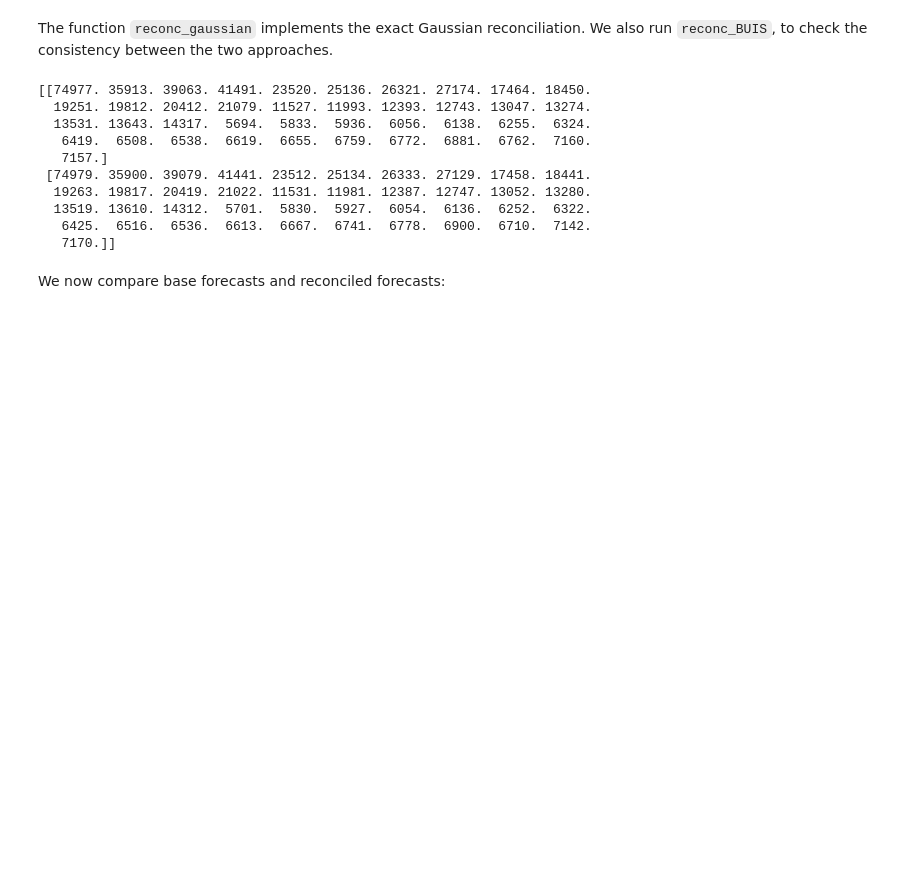
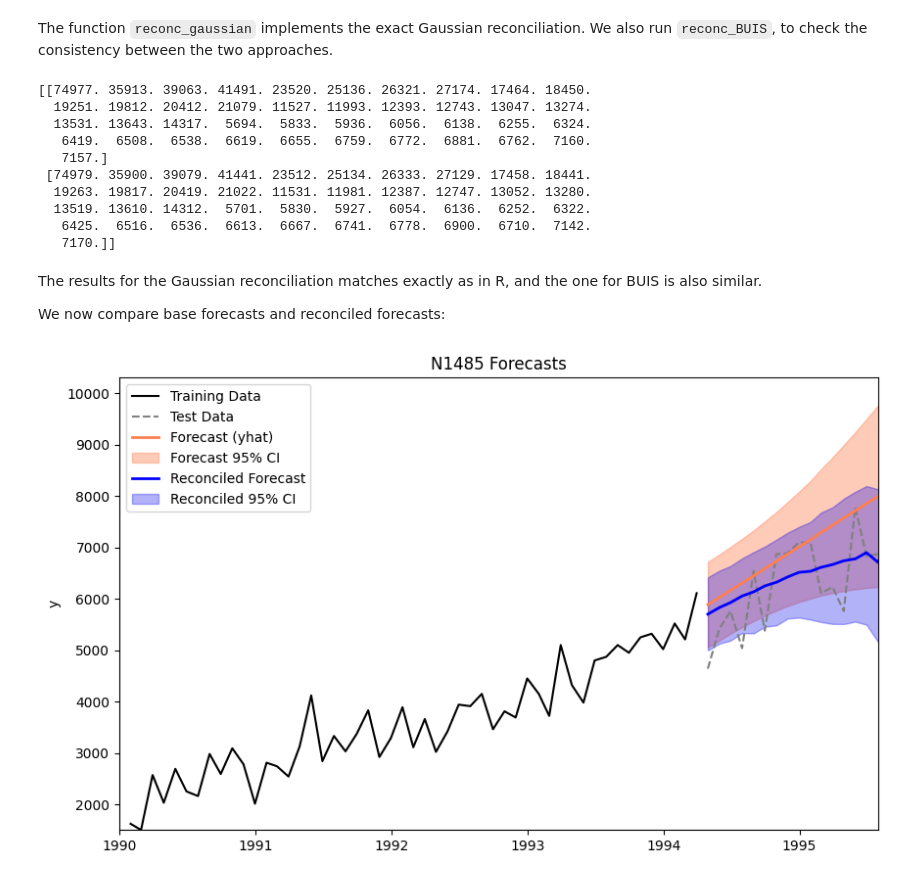
Before and after one commit to supsi-dacd-isaac/BayesReconPy, a Jupyter notebook: notebooks/Probabilistic Reconciliation via Conditioning with bayesRecon.ipynb, the cells around one changed output. Cells and saved outputs as stored; diff of their text form; code cells hidden in the pictures; blank space fills up the shorter version.

```diff
--- a/notebooks/Probabilistic Reconciliation via Conditioning with bayesRecon.ipynb
+++ b/notebooks/Probabilistic Reconciliation via Conditioning with bayesRecon.ipynb
@@ -289,4 +293,57 @@ print(comparison_results)
    6425.  6516.  6536.  6613.  6667.  6741.  6778.  6900.  6710.  7142.
    7170.]]
 # %% [markdown]
+The results for the Gaussian reconciliation matches exactly as in R, and the one for BUIS is also similar.
+
 We now compare base forecasts and reconciled forecasts:
+# %%
+yhat_mu = np.array([f["mean"] for f in fc[-18:]])
+yhat_sigma = np.array([f["sd"] for f in fc[-18:]])
+
+# Compute 95% confidence intervals
+yhat_hi95 = norm.ppf(0.975, loc=yhat_mu, scale=yhat_sigma)
+yhat_lo95 = norm.ppf(0.025, loc=yhat_mu, scale=yhat_sigma)
+
+# Reconciled mean and 95% confidence intervals using quantiles
+yreconc_mu = np.mean(reconc_buis['bottom_reconciled_samples'], axis=1)
+yreconc_hi95 = np.quantile(reconc_buis['bottom_reconciled_samples'], 0.975, axis=1)
+yreconc_lo95 = np.quantile(reconc_buis['bottom_reconciled_samples'], 0.025, axis=1)
+
+# Define the monthly index for the training data (5 years * 12 months)
+train_years = pd.date_range(start="1990-01-01", periods=60, freq="ME")
+
+# Define the monthly index for the test data (filter out NaN values)
+test_data_flattened = M3_example['test'].values.flatten()
+test_data_non_nan = test_data_flattened[~np.isnan(test_data_flattened)]
+test_years = pd.date_range(start="1994-04-01", periods=len(test_data_non_nan), freq="ME")
+
+# Determine plot limits
+ylim_min = min(M3_example['train'].min().min(), test_data_non_nan.min(), yhat_lo95.min(), yreconc_lo95.min()) - 1
+ylim_max = max(M3_example['train'].max().max(), test_data_non_nan.max(), yhat_hi95.max(), yreconc_hi95.max()) + 1
+
+# Plotting
+plt.figure(figsize=(10, 6))
+
+# Plot the training data
+plt.plot(train_years, M3_example['train'].values.flatten(), color="black", label="Training Data")
+
+# Plot the test data
+plt.plot(test_years, test_data_non_nan, linestyle="--", color="gray", label="Test Data")
+
+# Plot yhat forecasts and confidence interval
+plt.plot(test_years, yhat_mu, color="coral", linewidth=2, label="Forecast (yhat)")
+plt.fill_between(test_years, yhat_lo95, yhat_hi95, color="#FF7F5066", edgecolor="#FF7F5066", label="Forecast 95% CI")
+
+# Plot reconciled forecasts and confidence interval
+plt.plot(test_years, yreconc_mu, color="blue", linewidth=2, label="Reconciled Forecast")
+plt.fill_between(test_years, yreconc_lo95, yreconc_hi95, color="#0000EE4D", edgecolor="#0000EE4D", label="Reconciled 95% CI")
+
+# Configure plot
+plt.ylim(ylim_min, ylim_max)
+plt.xlim(pd.Timestamp("1990-01-01"), pd.Timestamp("1995-08-01"))
+plt.ylabel("y")
+plt.title("N1485 Forecasts")
+plt.legend()
+plt.show()
+# %% [output]
+[figure, added]
```
Also changed, not shown: parts of 11 cells of this notebook.
